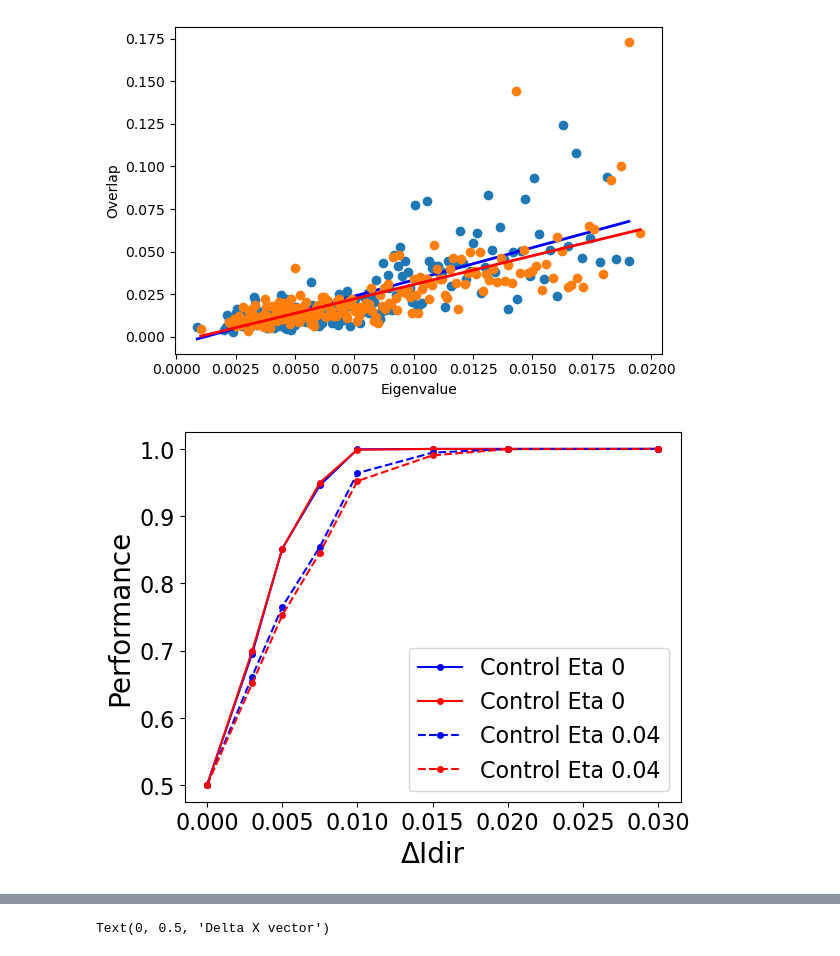
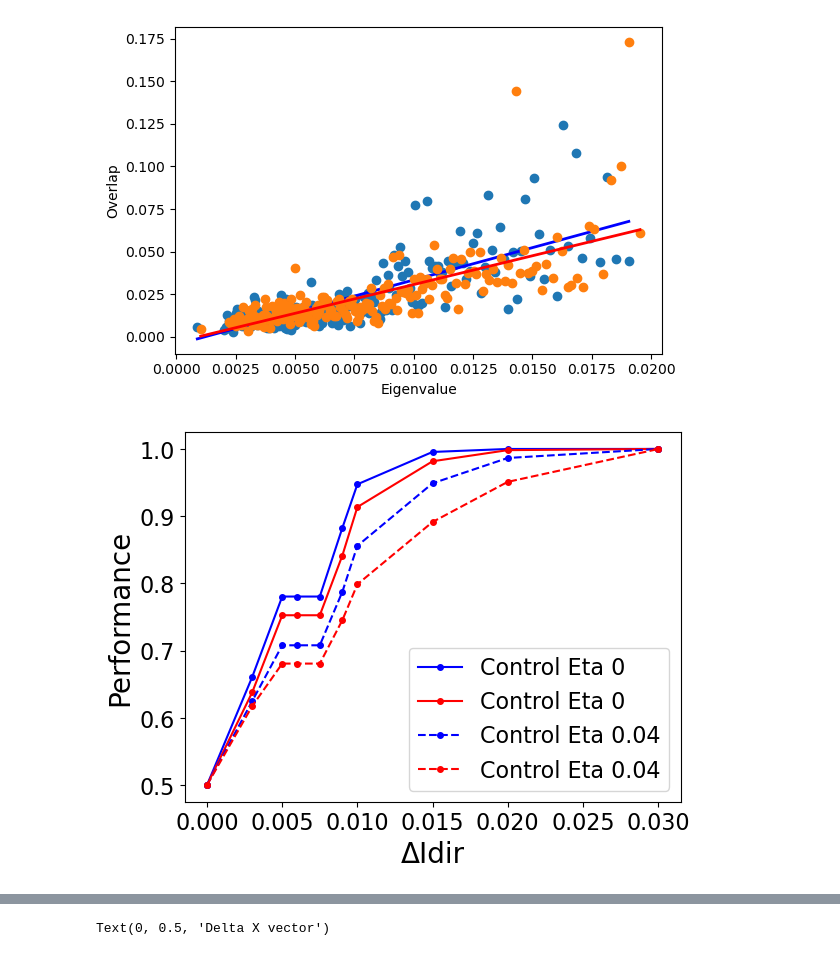
Before and after one commit to scastedo/continuous_attractor_project, a Jupyter notebook: data_analysis.ipynb, the cells around one changed output, grey strips where cells are left out. Cells and saved outputs as stored; diff of their text form; code cells hidden in the pictures.

Commit message:
latest_berio

```diff
--- a/data_analysis.ipynb
+++ b/data_analysis.ipynb
@@ -6,12 +6,12 @@ from matplotlib import pyplot as plt
 from itertools import combinations
 
 # --- Configure the runs you want to inspect ---------------------------------
-RUNS_DIR = Path("/data/scastedo/runs_test_fast2")
-AMPAR_VALUES: List[float] = [1.0,0.63]
-RIN_VALUES: List[float] = [1.0, 1.22]
+RUNS_DIR = Path("/mnt/data/scastedo/runs_latest2")
+AMPAR_VALUES: List[float] = [1.0,0.64]
+RIN_VALUES: List[float] = [1.0, 1.27]
 ETA_VALUES: List[float] = [0, 0.02, 0.04]
 TEMP_VALUES: List[float] = [0.01,0.02]
-IDIR_VALUES: List[float] = [0.5, 0.503, 0.505, 0.5075, 0.51, 0.515, 0.52, 0.53]
+IDIR_VALUES: List[float] = [0.5, 0.503, 0.505, 0.506, 0.5075, 0.509, 0.51, 0.515, 0.52, 0.53]
 TRIAL_INDICES: List[int] = list(range(1))  # trial00 … trial19
 # ----------------------------------------------------------------------------
 
@@ -48,7 +48,7 @@ def build_state_tensors(
     tensors: Dict[Tuple[float, float, float, float], np.ndarray] = {}
     for ampar in ampar_values:
         for rin in rin_values:
-            if (ampar==1.0 and rin==1.22) or (ampar==0.63 and rin==1.0):
+            if (ampar==1.0 and rin==1.27) or (ampar==0.64 and rin==1.0):
                 continue
             for sigma_temp in temp_values:
                 for sigma_eta in eta_values:
@@ -491,35 +491,35 @@ def snr_to_performance(snrval):
 
 def plot_snr_delta(ampar, rin, sigma_eta, sigma_temp):
     delta_vals, snr_vals = compute_snr_per_delta(tensors[ampar,rin,sigma_temp,sigma_eta], IDIR_VALUES, window_size=window)
     sorted_delta_vals1 = np.sort(delta_vals)
     sorted_snr_vals1 = snr_vals[np.argsort(delta_vals)]
     return sorted_delta_vals1,snr_to_performance(sorted_snr_vals1)
 
 
 
 window = 1
-temp = 0.01
+temp = 0.02
 
 eta = 0.00
 plt.plot(plot_snr_delta(1,1,eta,temp)[0], plot_snr_delta(1,1,eta,temp)[1], 'o-',color = 'blue', label = 'Control Eta 0',markersize = 4)
 
-plt.plot(plot_snr_delta(0.63,1.22,eta,temp)[0], plot_snr_delta(0.63,1.22,eta,temp)[1],'o-', label = 'Control Eta 0',color = 'red', markersize = 4)
+plt.plot(plot_snr_delta(0.64,1.27,eta,temp)[0], plot_snr_delta(0.64,1.27,eta,temp)[1],'o-', label = 'Control Eta 0',color = 'red', markersize = 4)
 
 
 eta = 0.04
-plt.plot(plot_snr_delta(1,1,eta,temp)[0], plot_snr_delta(1,1,eta,temp)[1], 'o--',color = 'blue', label = 'Control Eta 0.04',markersize = 4)
-plt.plot(plot_snr_delta(0.63,1.22,eta,temp)[0], plot_snr_delta(0.63,1.22,eta,temp)[1],'o--', label = 'Control Eta 0.04',color = 'red', markersize = 4)
+plt.plot(plot_snr_delta(1,1,eta,temp)[0], plot_snr_delta(1,1,eta,temp)[1], 'o--',color = 'blue', label = f'Control Eta {eta}',markersize = 4)
+plt.plot(plot_snr_delta(0.64,1.27,eta,temp)[0], plot_snr_delta(0.64,1.27,eta,temp)[1],'o--', label = f'Control Eta {eta}',color = 'red', markersize = 4)
 
 
 plt.xlabel("ΔIdir", fontsize=20)
 plt.ylabel("Performance", fontsize=20)
 # plt.title("Performance vs ΔIdir at Temp = 0.01, Eta = 0.01", fontsize=16)
 plt.xticks(fontsize=16)
 plt.yticks(fontsize=16)
 plt.legend(fontsize=16)
 plt.show()
 
 # plt.xlim(0,0.023)
 # plt.ylim(0.5,.9)
 # %% [output]
-[figure, old version]
+[figure, new version]
```
Also changed, not shown: parts of 2 cells of this notebook, 6 other files.
